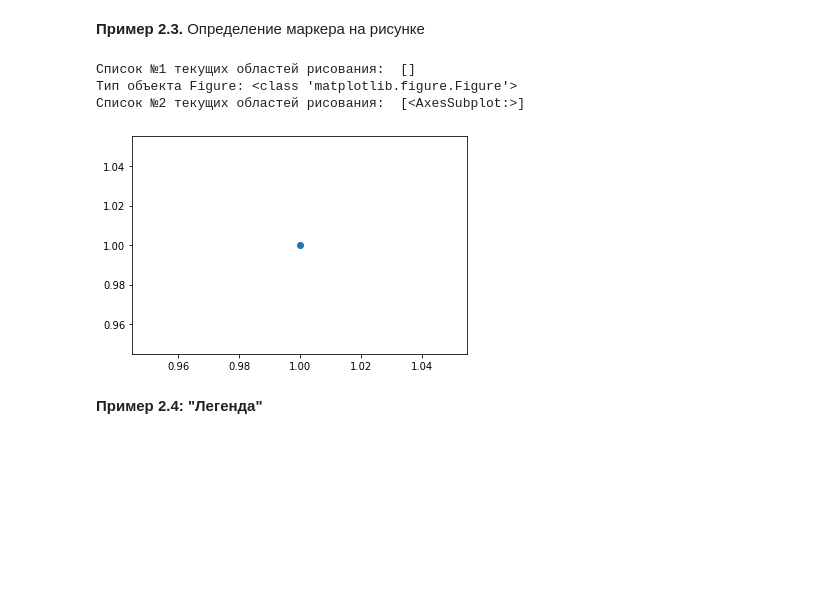
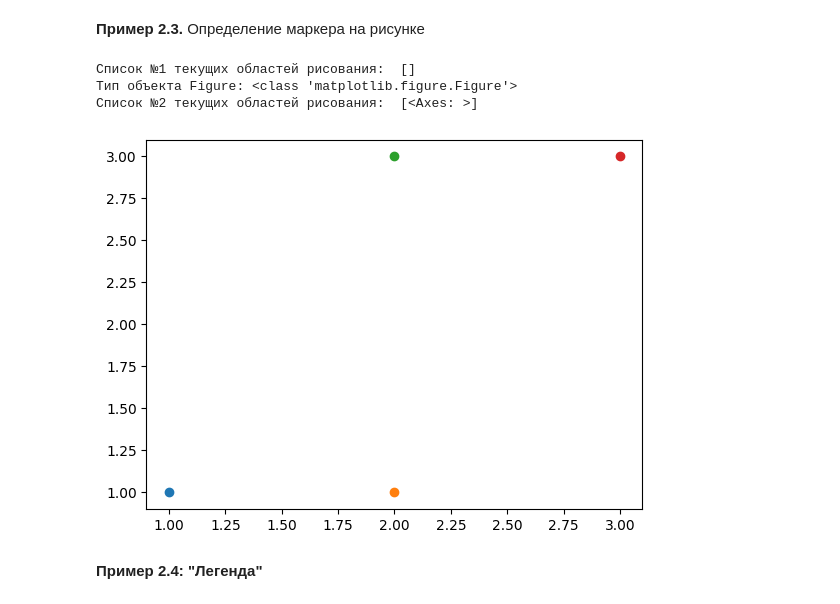
Before and after one commit to NikitaR041/Programming-at-SUSU, a Jupyter notebook: BasicOfCV/Practice/Практикум_Matplotlib_2D_.ipynb, the cells around one changed output. Drawn from its saved outputs; the diff is of its cells as text; code cells hidden in the pictures; blank space fills up the shorter version.

```diff
--- a/BasicOfCV/Practice/Практикум_Matplotlib_2D_.ipynb
+++ b/BasicOfCV/Practice/Практикум_Matplotlib_2D_.ipynb
@@ -216,18 +217,20 @@ plt.show()
 # %%
 fig = plt.figure()   # Создание объекта Figure
 print ('Список №1 текущих областей рисования: ', fig.axes)   # Список текущих областей рисования пуст
 print ('Тип объекта Figure:', type(fig))   # Тип объекта Figure
 plt.scatter(1.0, 1.0)   # scatter - метод для нанесения маркера в точке (1.0, 1.0)
-
+plt.scatter(2.0, 1.0)
+plt.scatter(2.0, 3.0)
+plt.scatter(3.0, 3.0)
 # После нанесения графического элемента в виде маркера список текущих областей состоит из одной области
 print ('Список №2 текущих областей рисования: ', fig.axes)
 
 plt.show()
 # %% [output]
 Список №1 текущих областей рисования:  []
 Тип объекта Figure: <class 'matplotlib.figure.Figure'>
-Список №2 текущих областей рисования:  [<AxesSubplot:>]
+Список №2 текущих областей рисования:  [<Axes: >]
-[figure, old version]
+[figure, new version]
 # %% [markdown]
 **Пример 2.4: "Легенда"**
 # %%
```
Also changed, not shown: parts of 12 cells of this notebook, 3 other files.
